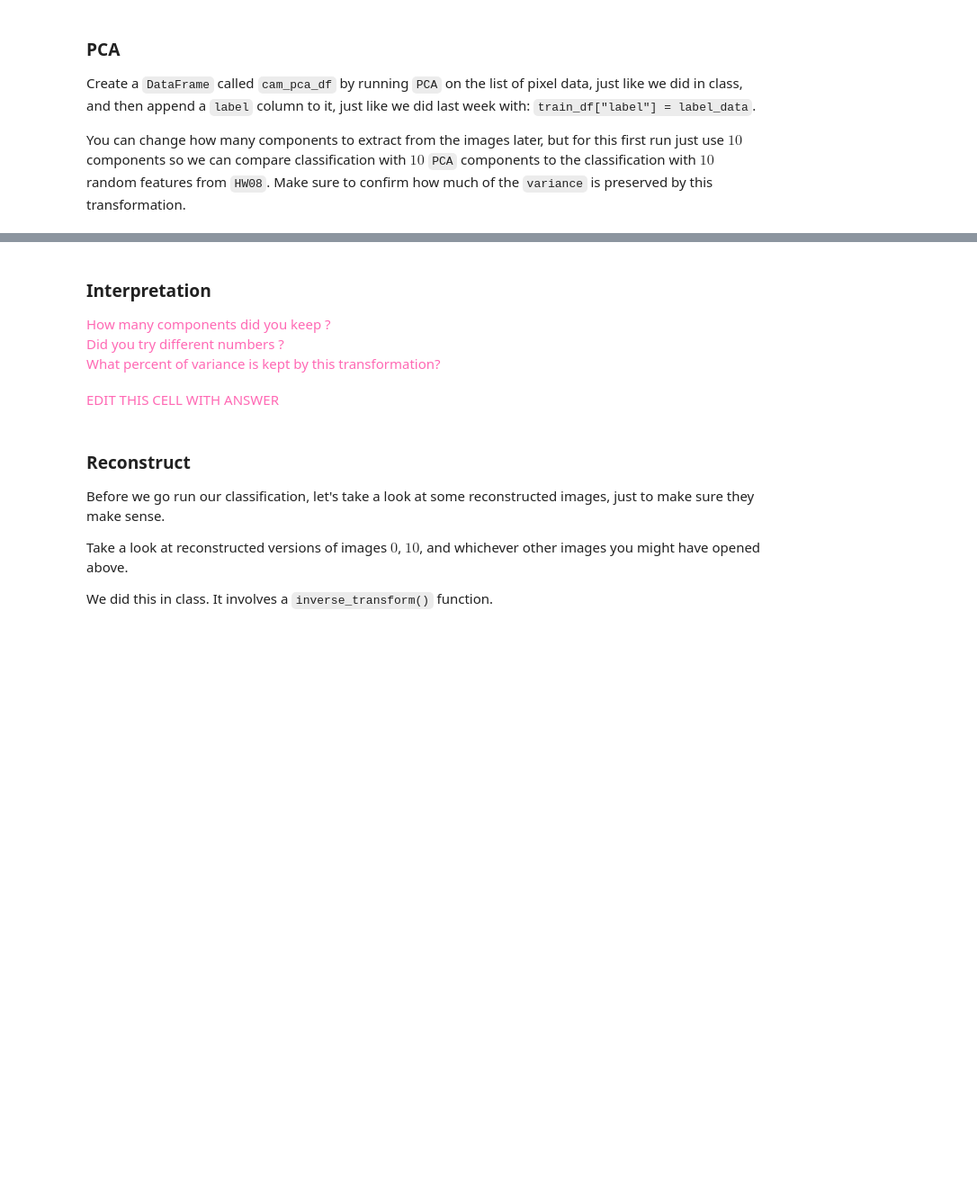
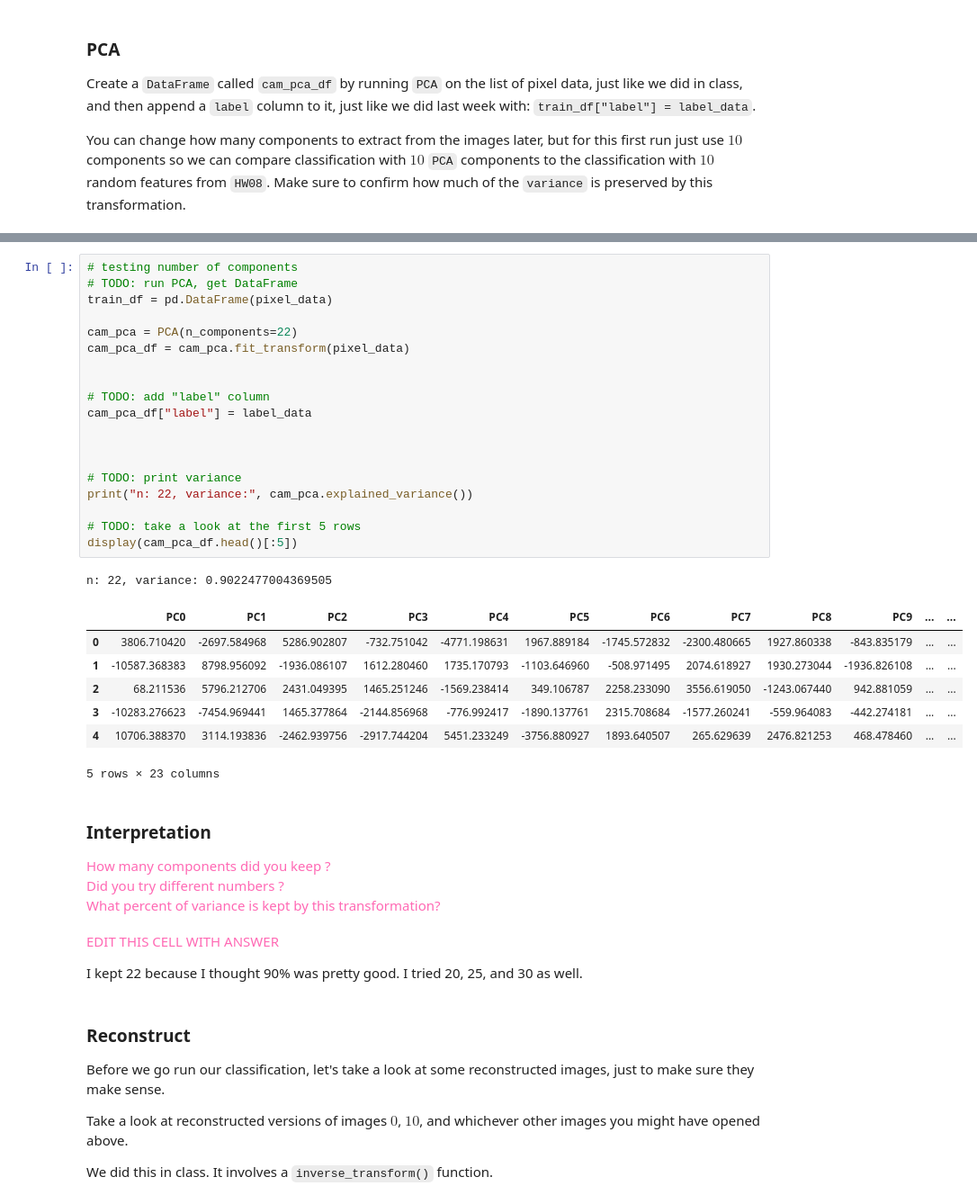
Before and after one commit to idmmachinelearning-ms/HW09, a Jupyter notebook: HW09.ipynb, the cells around one changed output, grey strips where cells are left out. Shown at 90% size. Saved outputs shown, nothing was run; the diff lists cells and outputs as text; blank space fills up the shorter version.

```diff
--- a/HW09.ipynb
+++ b/HW09.ipynb
@@ -532,3 +553,31 @@ You can change how many components to extract from the images later, but for thi
+# %%
+# testing number of components
+# TODO: run PCA, get DataFrame
+train_df = pd.DataFrame(pixel_data)
+
+cam_pca = PCA(n_components=22)
+cam_pca_df = cam_pca.fit_transform(pixel_data)
+
+
+# TODO: add "label" column
+cam_pca_df["label"] = label_data
+
+
+
+# TODO: print variance
+print("n: 22, variance:", cam_pca.explained_variance())
+
+# TODO: take a look at the first 5 rows
+display(cam_pca_df.head()[:5])
+# %% [output]
+n: 22, variance: 0.9022477004369505
+|  | PC0 | PC1 | PC2 | PC3 | PC4 | PC5 | PC6 | PC7 | PC8 | PC9 | ... | ... |
+| 0 | 3806.710420 | -2697.584968 | 5286.902807 | -732.751042 | -4771.198631 | 1967.889184 | -1745.572832 | -2300.480665 | 1927.860338 | -843.835179 | ... | ... |
+| 1 | -10587.368383 | 8798.956092 | -1936.086107 | 1612.280460 | 1735.170793 | -1103.646960 | -508.971495 | 2074.618927 | 1930.273044 | -1936.826108 | ... | ... |
+| 2 | 68.211536 | 5796.212706 | 2431.049395 | 1465.251246 | -1569.238414 | 349.106787 | 2258.233090 | 3556.619050 | -1243.067440 | 942.881059 | ... | ... |
+| 3 | -10283.276623 | -7454.969441 | 1465.377864 | -2144.856968 | -776.992417 | -1890.137761 | 2315.708684 | -1577.260241 | -559.964083 | -442.274181 | ... | ... |
+| 4 | 10706.388370 | 3114.193836 | -2462.939756 | -2917.744204 | 5451.233249 | -3756.880927 | 1893.640507 | 265.629639 | 2476.821253 | 468.478460 | ... | ... |
+5 rows × 23 columns
 # %% [markdown]
 ### Interpretation
 
@@ -539,6 +588,8 @@ What percent of variance is kept by this transformation?
 </span>
 # %% [markdown]
 <span style="color:hotpink;">EDIT THIS CELL WITH ANSWER</span>
+
+I kept 22 because I thought 90% was pretty good. I tried 20, 25, and 30 as well.
 # %% [markdown]
 ### Reconstruct
 
```
Also changed, not shown: parts of 15 cells of this notebook.
